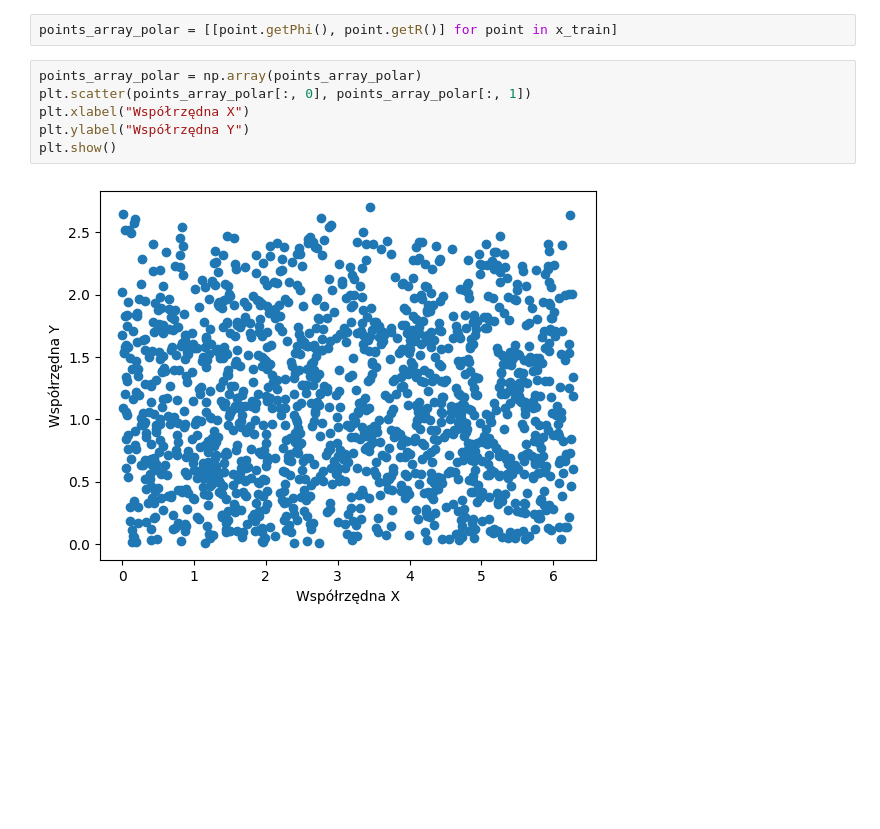
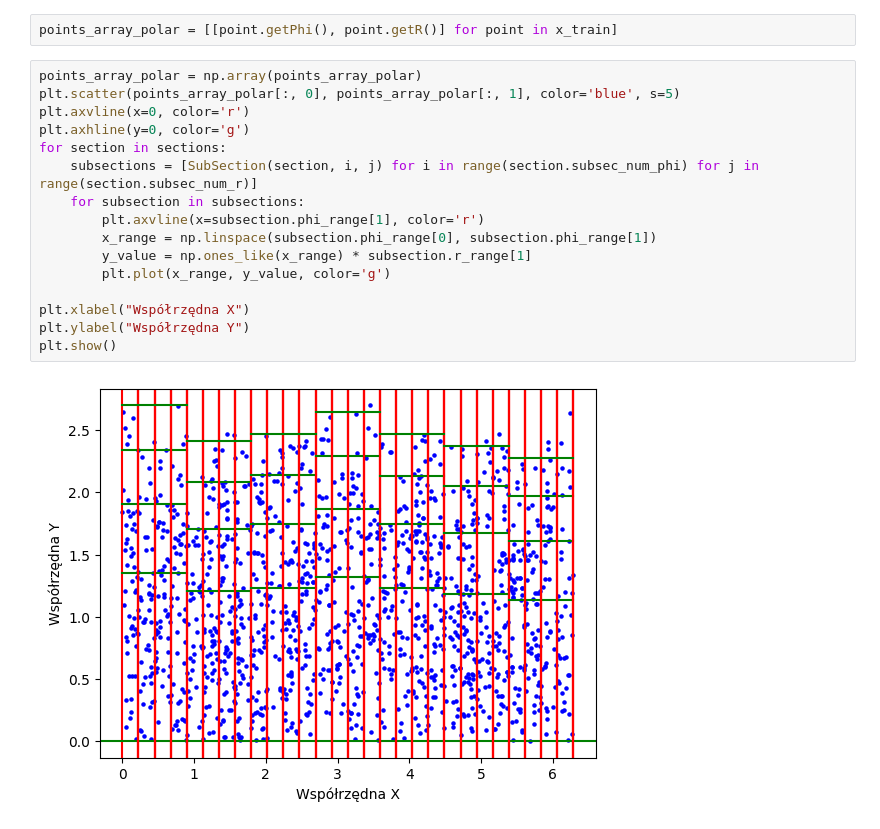
Before and after one commit to Jaromek/radialAngleAugmentation, a Jupyter notebook: blobs.ipynb, the cells around one changed output. Saved outputs shown, nothing was run; the diff lists cells and outputs as text; blank space fills up the shorter version.

```diff
--- a/blobs.ipynb
+++ b/blobs.ipynb
@@ -107,10 +111,20 @@ plt.show()
 # %%
 points_array_polar = [[point.getPhi(), point.getR()] for point in x_train]
-# %%
-points_array_polar = np.array(points_array_polar)
-plt.scatter(points_array_polar[:, 0], points_array_polar[:, 1])
-plt.xlabel("Współrzędna X")
-plt.ylabel("Współrzędna Y")
-plt.show()
-# %% [output]
-[figure, removed]
+# %%
+points_array_polar = np.array(points_array_polar)
+plt.scatter(points_array_polar[:, 0], points_array_polar[:, 1], color='blue', s=5)
+plt.axvline(x=0, color='r')
+plt.axhline(y=0, color='g')
+for section in sections:
+    subsections = [SubSection(section, i, j) for i in range(section.subsec_num_phi) for j in range(section.subsec_num_r)]
+    for subsection in subsections:
+        plt.axvline(x=subsection.phi_range[1], color='r')
+        x_range = np.linspace(subsection.phi_range[0], subsection.phi_range[1])
+        y_value = np.ones_like(x_range) * subsection.r_range[1]
+        plt.plot(x_range, y_value, color='g')
+
+plt.xlabel("Współrzędna X")
+plt.ylabel("Współrzędna Y")
+plt.show()
+# %% [output]
+[figure, added]
```
Also changed, not shown: parts of 3 cells of this notebook.
